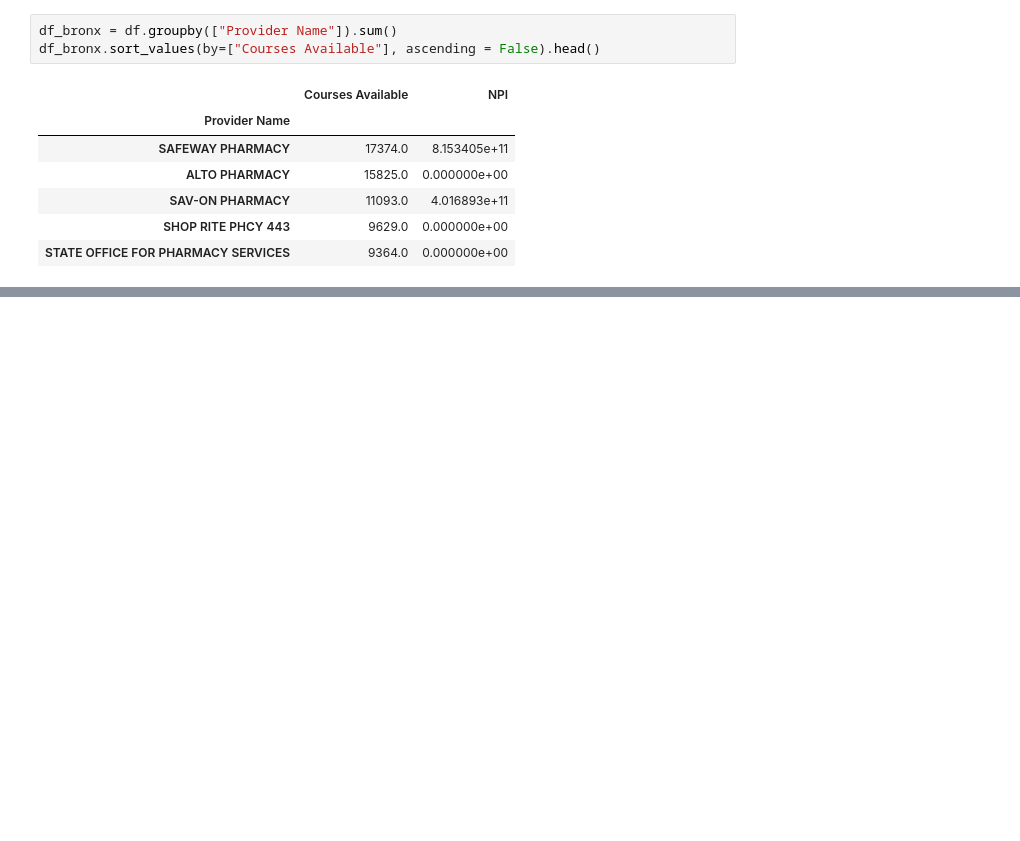
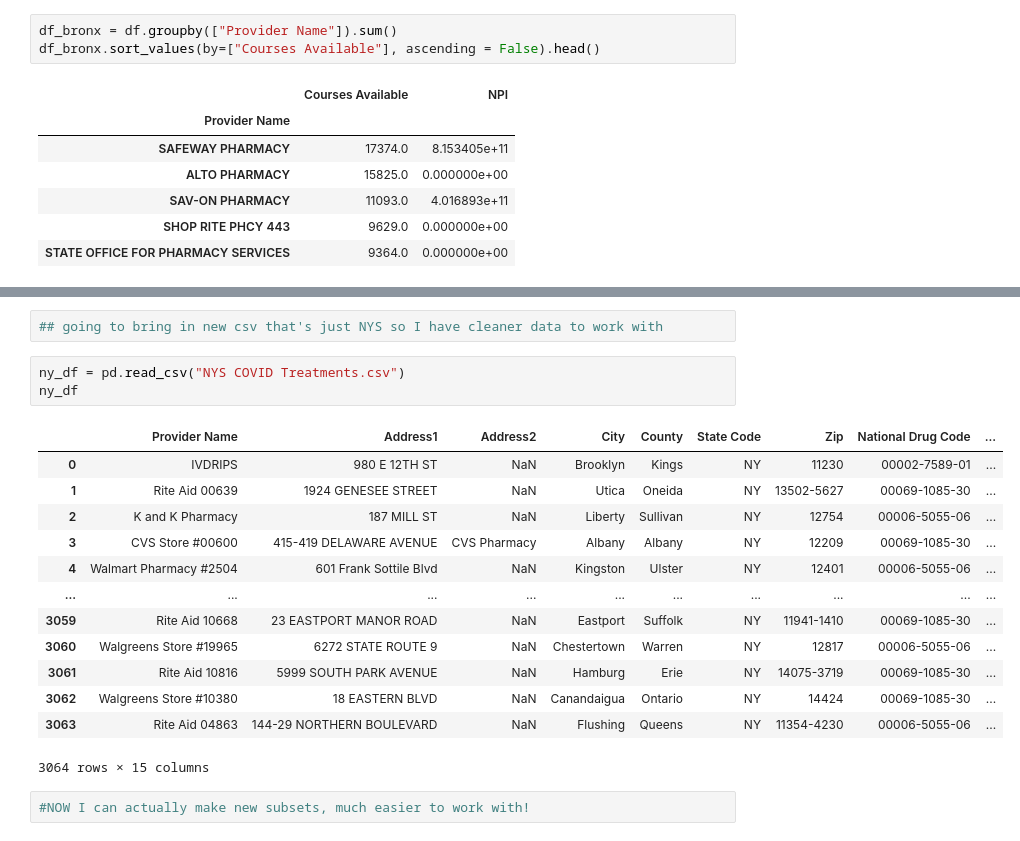
Before and after one commit to candacepedraza61/antivirals, a Jupyter notebook: antiviral-notebook.ipynb, the cells around one changed output, grey strips where cells are left out. Drawn from its saved outputs; the diff is of its cells as text; blank space fills up the shorter version.

Commit message:
worked with ny data

```diff
--- a/antiviral-notebook.ipynb
+++ b/antiviral-notebook.ipynb
@@ -333,0 +333,21 @@ df_kings
+# %%
+## going to bring in new csv that's just NYS so I have cleaner data to work with
+# %%
+ny_df = pd.read_csv("NYS COVID Treatments.csv")
+ny_df
+# %% [output]
+|  | Provider Name | Address1 | Address2 | City | County | State Code | Zip | National Drug Code | ... |
+| 0 | IVDRIPS | 980 E 12TH ST | NaN | Brooklyn | Kings | NY | 11230 | 00002-7589-01 | ... |
+| 1 | Rite Aid 00639 | 1924 GENESEE STREET | NaN | Utica | Oneida | NY | 13502-5627 | 00069-1085-30 | ... |
+| 2 | K and K Pharmacy | 187 MILL ST | NaN | Liberty | Sullivan | NY | 12754 | 00006-5055-06 | ... |
+| 3 | CVS Store #00600 | 415-419 DELAWARE AVENUE | CVS Pharmacy | Albany | Albany | NY | 12209 | 00069-1085-30 | ... |
+| 4 | Walmart Pharmacy #2504 | 601 Frank Sottile Blvd | NaN | Kingston | Ulster | NY | 12401 | 00006-5055-06 | ... |
+| ... | ... | ... | ... | ... | ... | ... | ... | ... | ... |
+| 3059 | Rite Aid 10668 | 23 EASTPORT MANOR ROAD | NaN | Eastport | Suffolk | NY | 11941-1410 | 00069-1085-30 | ... |
+| 3060 | Walgreens Store #19965 | 6272 STATE ROUTE 9 | NaN | Chestertown | Warren | NY | 12817 | 00006-5055-06 | ... |
+| 3061 | Rite Aid 10816 | 5999 SOUTH PARK AVENUE | NaN | Hamburg | Erie | NY | 14075-3719 | 00069-1085-30 | ... |
+| 3062 | Walgreens Store #10380 | 18 EASTERN BLVD | NaN | Canandaigua | Ontario | NY | 14424 | 00069-1085-30 | ... |
+| 3063 | Rite Aid 04863 | 144-29 NORTHERN BOULEVARD | NaN | Flushing | Queens | NY | 11354-4230 | 00006-5055-06 | ... |
+3064 rows × 15 columns
+# %%
+#NOW I can actually make new subsets, much easier to work with!
```
Also changed, not shown: parts of 12 cells of this notebook.
